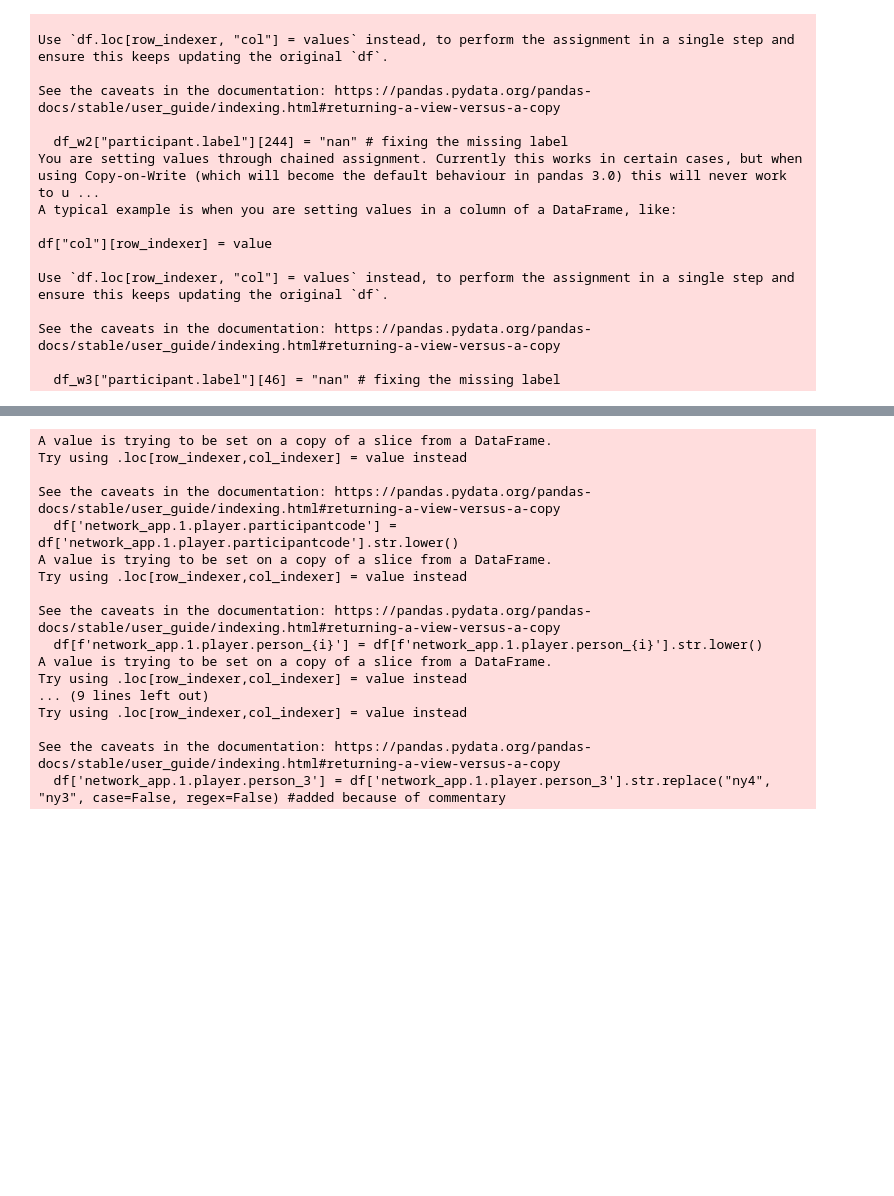
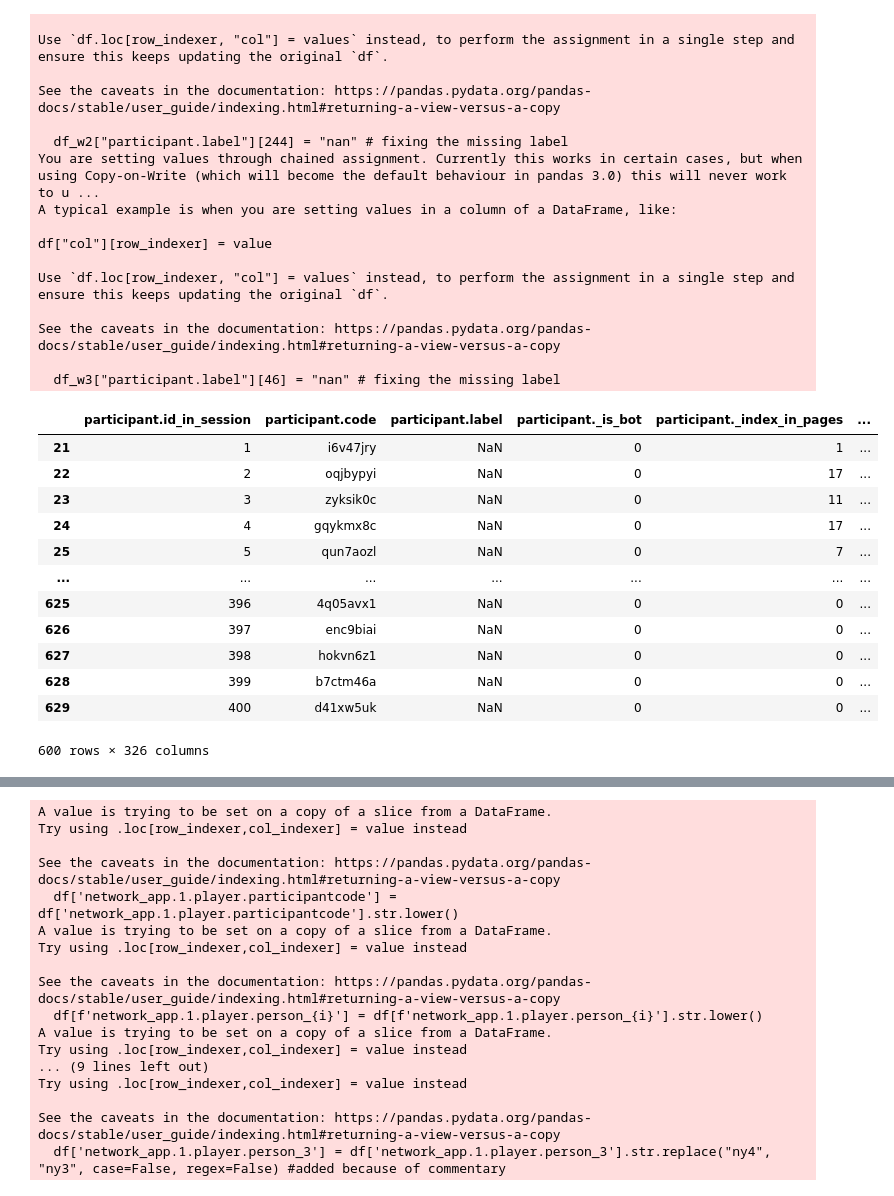
Before and after one commit to LS-Shikano/StudentSurvey, a Jupyter notebook: data_WS2425/SS_DataPipe.ipynb, the cells around one changed output, grey strips where cells are left out. Cells and saved outputs as stored; diff of their text form; code cells hidden in the pictures; blank space fills up the shorter version.

```diff
--- a/data_WS2425/SS_DataPipe.ipynb
+++ b/data_WS2425/SS_DataPipe.ipynb
@@ -33,6 +33,22 @@ Use `df.loc[row_indexer, "col"] = values` instead, to perform the assignment in
 See the caveats in the documentation: https://pandas.pydata.org/pandas-docs/stable/user_guide/indexing.html#returning-a-view-versus-a-copy
 
   df_w3["participant.label"][46] = "nan" # fixing the missing label
+# %%
+df_w1
+# %% [output]
+|  | participant.id_in_session | participant.code | participant.label | participant._is_bot | participant._index_in_pages | ... |
+| 21 | 1 | i6v47jry | NaN | 0 | 1 | ... |
+| 22 | 2 | oqjbypyi | NaN | 0 | 17 | ... |
+| 23 | 3 | zyksik0c | NaN | 0 | 11 | ... |
+| 24 | 4 | gqykmx8c | NaN | 0 | 17 | ... |
+| 25 | 5 | qun7aozl | NaN | 0 | 7 | ... |
+| ... | ... | ... | ... | ... | ... | ... |
+| 625 | 396 | 4q05avx1 | NaN | 0 | 0 | ... |
+| 626 | 397 | enc9biai | NaN | 0 | 0 | ... |
+| 627 | 398 | hokvn6z1 | NaN | 0 | 0 | ... |
+| 628 | 399 | b7ctm46a | NaN | 0 | 0 | ... |
+| 629 | 400 | d41xw5uk | NaN | 0 | 0 | ... |
+600 rows × 326 columns
 # %%
 def prep_function_w1(df):
     # Drop rows where 'network_app.1.player.participantcode' is NaN
```
Also changed, not shown: parts of 5 cells of this notebook, 10 other files.
